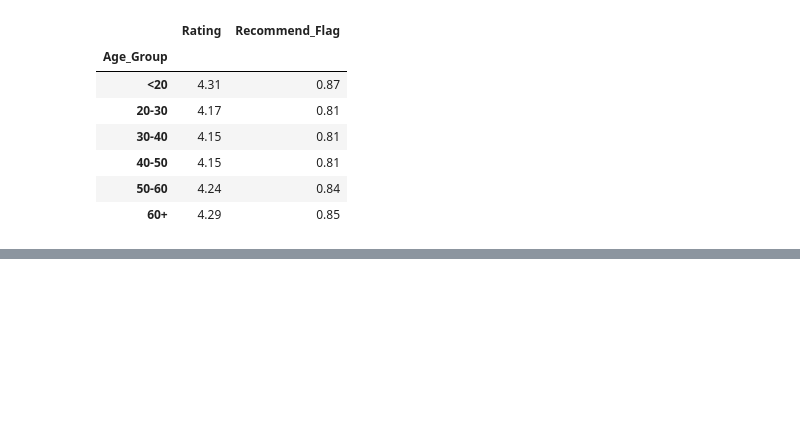
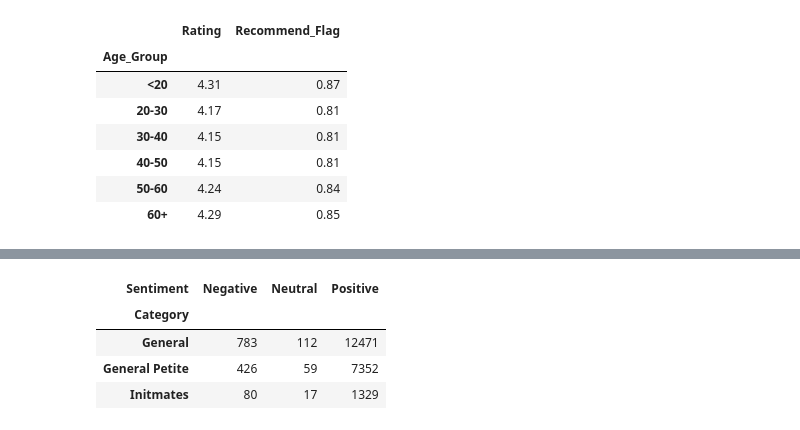
Before and after one commit to Adi46878/women-clothing-review-analytics, a Jupyter notebook: Women_Clothing_Review_Analytics.ipynb, the cells around one changed output, grey strips where cells are left out. Cells and saved outputs as stored; diff of their text form; code cells hidden in the pictures; blank space fills up the shorter version.

```diff
--- a/Women_Clothing_Review_Analytics.ipynb
+++ b/Women_Clothing_Review_Analytics.ipynb
@@ -274,0 +370,8 @@ age_analysis
+# %%
+pd.crosstab(df['Category'], df['Sentiment'])
+# %% [output]
+| Sentiment | Negative | Neutral | Positive |
+| Category |  |  |  |
+| General | 783 | 112 | 12471 |
+| General Petite | 426 | 59 | 7352 |
+| Initmates | 80 | 17 | 1329 |
```
Also changed, not shown: parts of 26 cells of this notebook.
